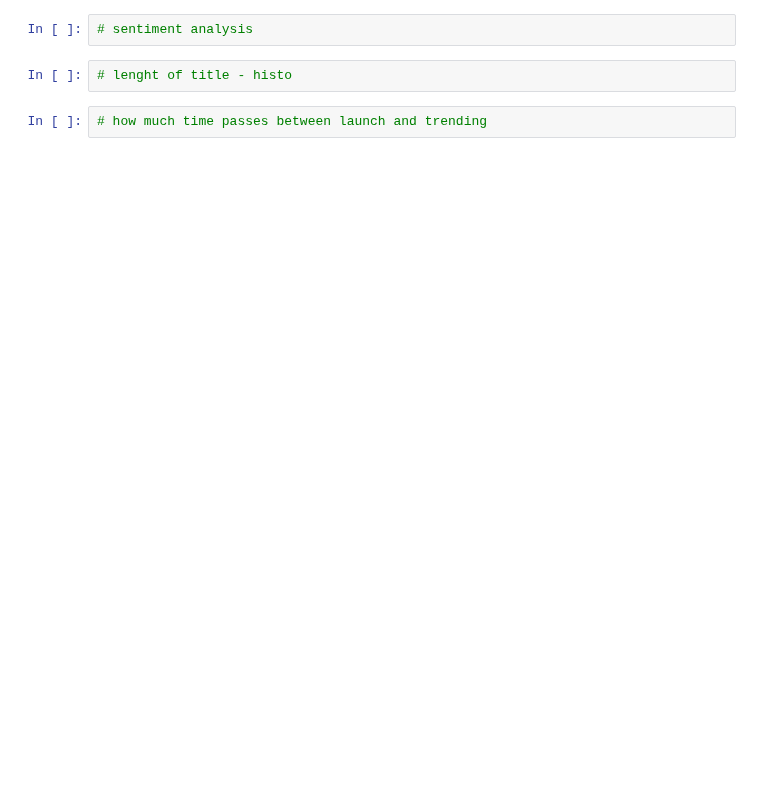
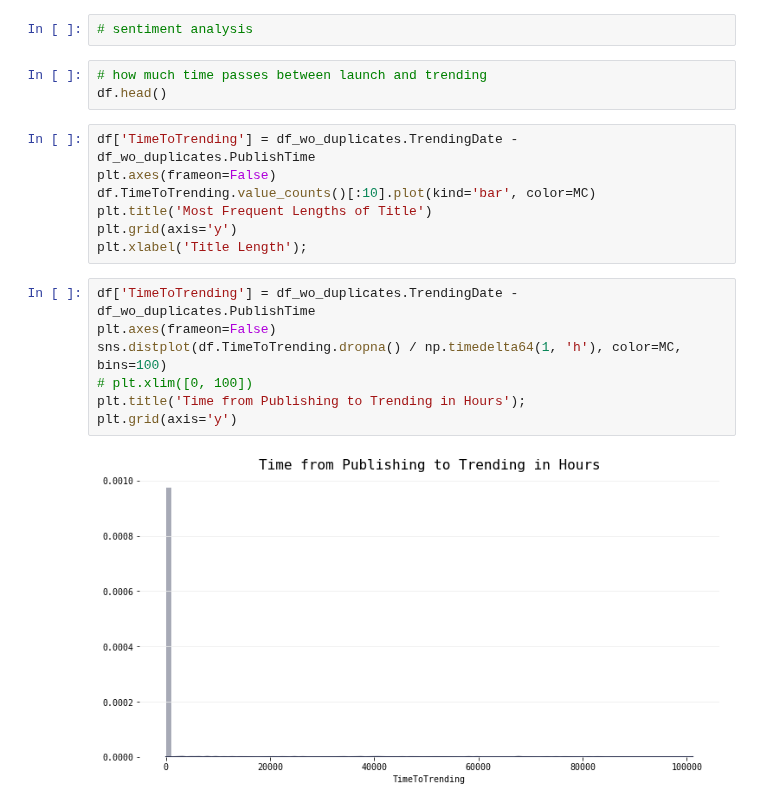
Before and after one commit to qu4ku/datasets-analysis, a Jupyter notebook: 012-youtube-trending-videos.ipynb, the cells around one changed output. Cells and saved outputs as stored; diff of their text form; blank space fills up the shorter version.

```diff
--- a/012-youtube-trending-videos.ipynb
+++ b/012-youtube-trending-videos.ipynb
@@ -359,6 +385,21 @@ plt.title('Likes vs Comment Count');
 # %%
 # sentiment analysis
-# %%
-# lenght of title - histo
 # %%
 # how much time passes between launch and trending
+df.head()
+# %%
+df['TimeToTrending'] = df_wo_duplicates.TrendingDate - df_wo_duplicates.PublishTime
+plt.axes(frameon=False)
+df.TimeToTrending.value_counts()[:10].plot(kind='bar', color=MC)
+plt.title('Most Frequent Lengths of Title')
+plt.grid(axis='y')
+plt.xlabel('Title Length');
+# %%
+df['TimeToTrending'] = df_wo_duplicates.TrendingDate - df_wo_duplicates.PublishTime
+plt.axes(frameon=False)
+sns.distplot(df.TimeToTrending.dropna() / np.timedelta64(1, 'h'), color=MC, bins=100)
+# plt.xlim([0, 100])
+plt.title('Time from Publishing to Trending in Hours');
+plt.grid(axis='y')
+# %% [output]
+[figure, added]
```
Also changed, not shown: parts of 6 cells of this notebook.
